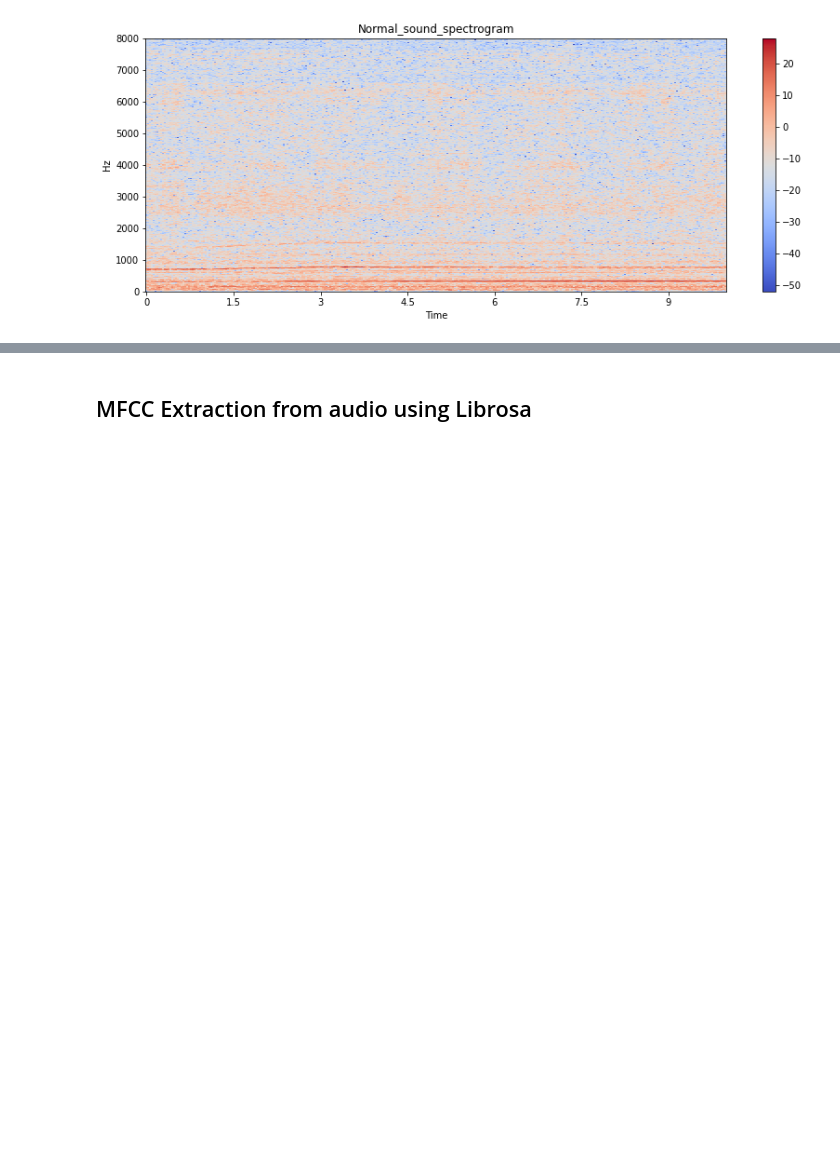
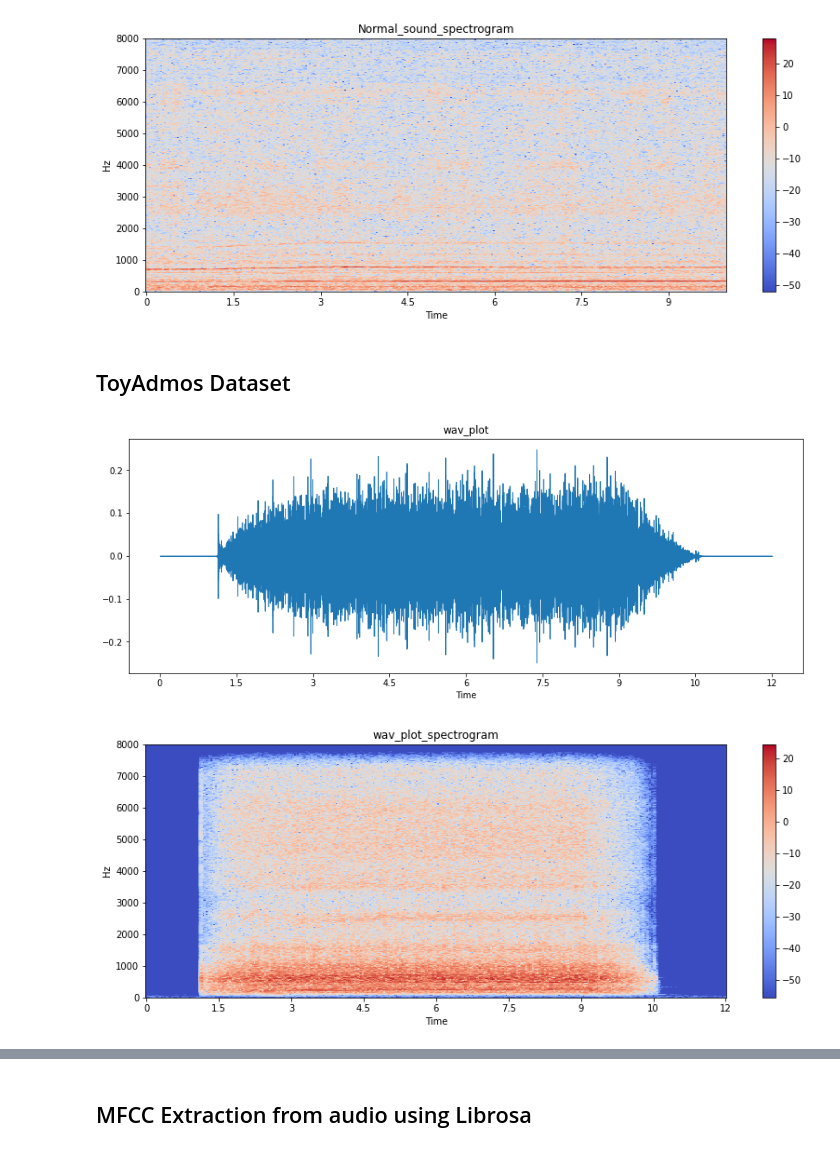
Before and after one commit to AlinaGolkina/sound-anomaly-detection, a Jupyter notebook: notebooks/MIMII_DUE_main_algorithms.ipynb, the cells around one changed output, grey strips where cells are left out. Drawn from its saved outputs; the diff is of its cells as text; code cells hidden in the pictures; blank space fills up the shorter version.

```diff
--- a/notebooks/MIMII_DUE_main_algorithms.ipynb
+++ b/notebooks/MIMII_DUE_main_algorithms.ipynb
@@ -89,3 +100,12 @@ wav_plot(normal_example, 'Normal_sound')
 # %% [output]
 [figure]
 [figure]
+# %% [markdown]
+## ToyAdmos Dataset
+# %%
+# Normal example
+normal_example_ToyAdm = r'datasets\ToyAdmos2\toyad2_car_A1_normal/CN001-carA1-speed1_mic1_00001.mp4'
+wav_plot(normal_example_ToyAdm)
+# %% [output]
+[figure, added]
+[figure, added]
```
Also changed, not shown: parts of 50 cells of this notebook.
